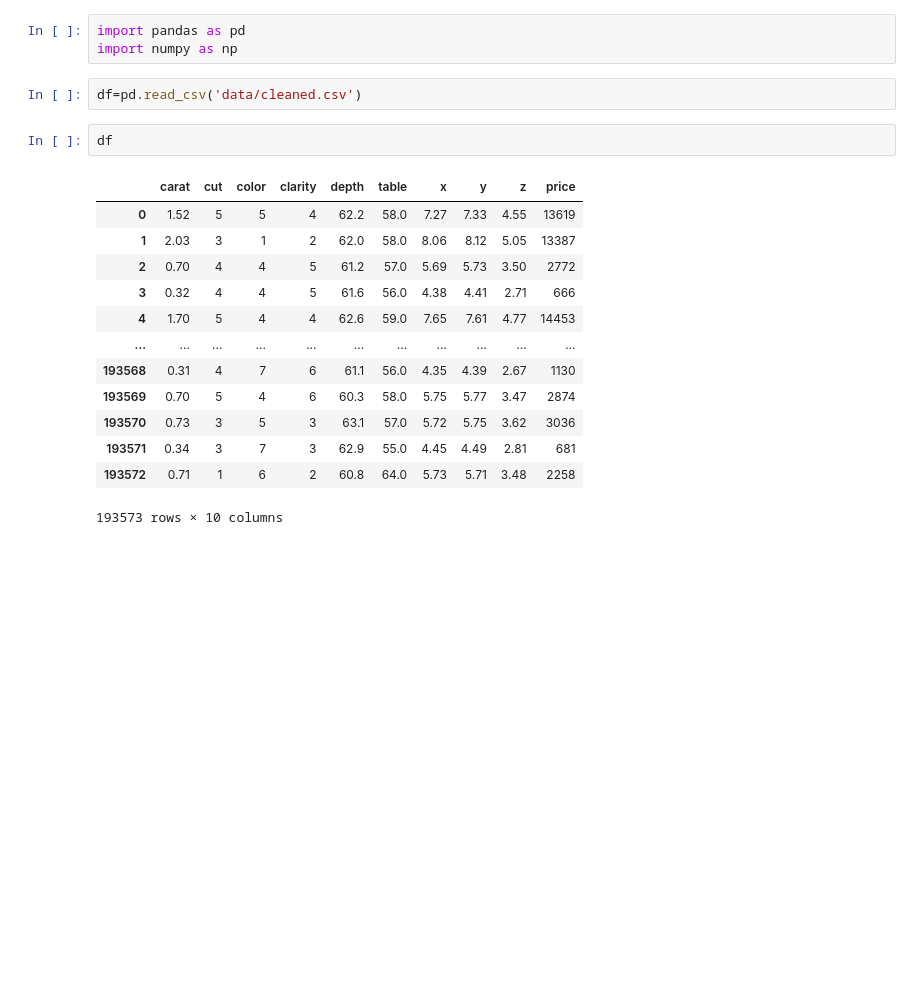
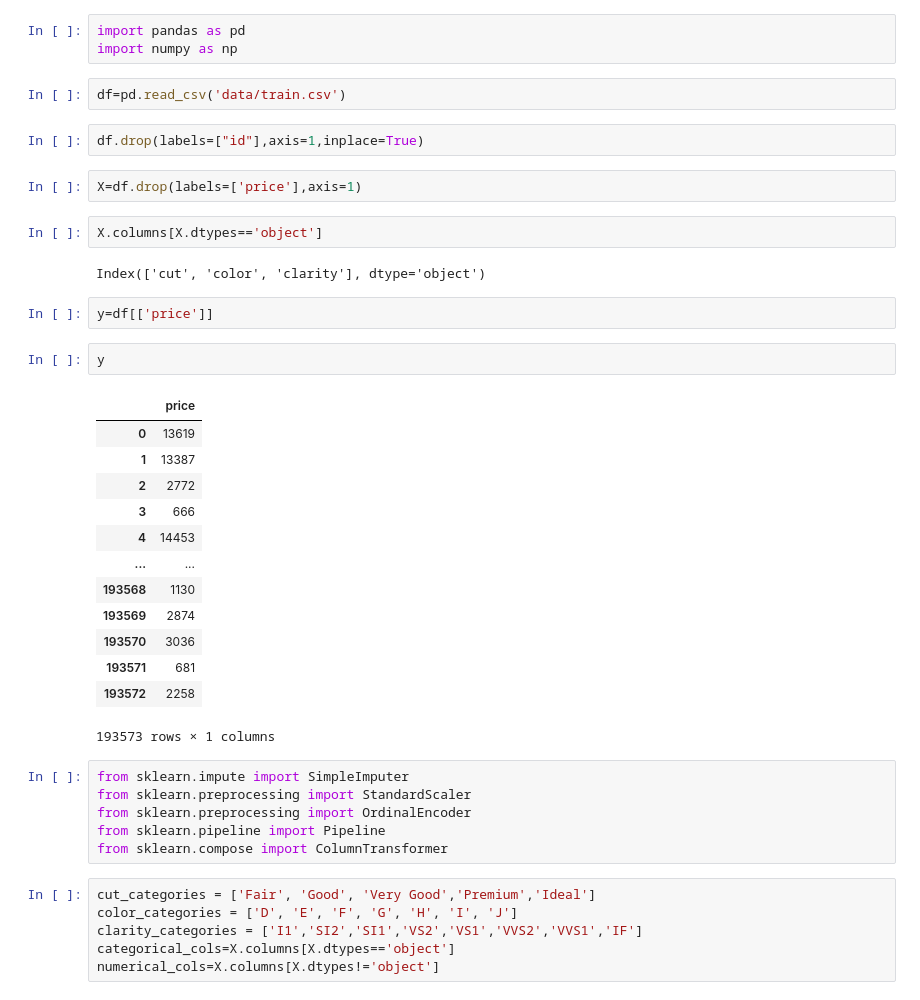
Before and after one commit to tharwai/mlbtest, a Jupyter notebook: notebook/model_training.ipynb, the cells around one changed output. Saved outputs shown, nothing was run; the diff lists cells and outputs as text; blank space fills up the shorter version.

Commit message:
model training

```diff
--- a/notebook/model_training.ipynb
+++ b/notebook/model_training.ipynb
@@ -2,20 +2,42 @@
 import pandas as pd
 import numpy as np
 # %%
-df=pd.read_csv('data/cleaned.csv')
+df=pd.read_csv('data/train.csv')
-# %%
-df
-# %% [output]
-|  | carat | cut | color | clarity | depth | table | x | y | z | price |
-| 0 | 1.52 | 5 | 5 | 4 | 62.2 | 58.0 | 7.27 | 7.33 | 4.55 | 13619 |
-| 1 | 2.03 | 3 | 1 | 2 | 62.0 | 58.0 | 8.06 | 8.12 | 5.05 | 13387 |
-| 2 | 0.70 | 4 | 4 | 5 | 61.2 | 57.0 | 5.69 | 5.73 | 3.50 | 2772 |
-| 3 | 0.32 | 4 | 4 | 5 | 61.6 | 56.0 | 4.38 | 4.41 | 2.71 | 666 |
-| 4 | 1.70 | 5 | 4 | 4 | 62.6 | 59.0 | 7.65 | 7.61 | 4.77 | 14453 |
-| ... | ... | ... | ... | ... | ... | ... | ... | ... | ... | ... |
-| 193568 | 0.31 | 4 | 7 | 6 | 61.1 | 56.0 | 4.35 | 4.39 | 2.67 | 1130 |
-| 193569 | 0.70 | 5 | 4 | 6 | 60.3 | 58.0 | 5.75 | 5.77 | 3.47 | 2874 |
-| 193570 | 0.73 | 3 | 5 | 3 | 63.1 | 57.0 | 5.72 | 5.75 | 3.62 | 3036 |
-| 193571 | 0.34 | 3 | 7 | 3 | 62.9 | 55.0 | 4.45 | 4.49 | 2.81 | 681 |
-| 193572 | 0.71 | 1 | 6 | 2 | 60.8 | 64.0 | 5.73 | 5.71 | 3.48 | 2258 |
-193573 rows × 10 columns
+# %%
+df.drop(labels=["id"],axis=1,inplace=True)
+# %%
+X=df.drop(labels=['price'],axis=1)
+# %%
+X.columns[X.dtypes=='object']
+# %% [output]
+Index(['cut', 'color', 'clarity'], dtype='object')
+# %%
+y=df[['price']]
+# %%
+y
+# %% [output]
+|  | price |
+| 0 | 13619 |
+| 1 | 13387 |
+| 2 | 2772 |
+| 3 | 666 |
+| 4 | 14453 |
+| ... | ... |
+| 193568 | 1130 |
+| 193569 | 2874 |
+| 193570 | 3036 |
+| 193571 | 681 |
+| 193572 | 2258 |
+193573 rows × 1 columns
+# %%
+from sklearn.impute import SimpleImputer
+from sklearn.preprocessing import StandardScaler
+from sklearn.preprocessing import OrdinalEncoder
+from sklearn.pipeline import Pipeline
+from sklearn.compose import ColumnTransformer
+# %%
+cut_categories = ['Fair', 'Good', 'Very Good','Premium','Ideal']
+color_categories = ['D', 'E', 'F', 'G', 'H', 'I', 'J']
+clarity_categories = ['I1','SI2','SI1','VS2','VS1','VVS2','VVS1','IF']
+categorical_cols=X.columns[X.dtypes=='object']
+numerical_cols=X.columns[X.dtypes!='object']
```
Also changed, not shown: parts of 15 cells of this notebook, 1 other file.
